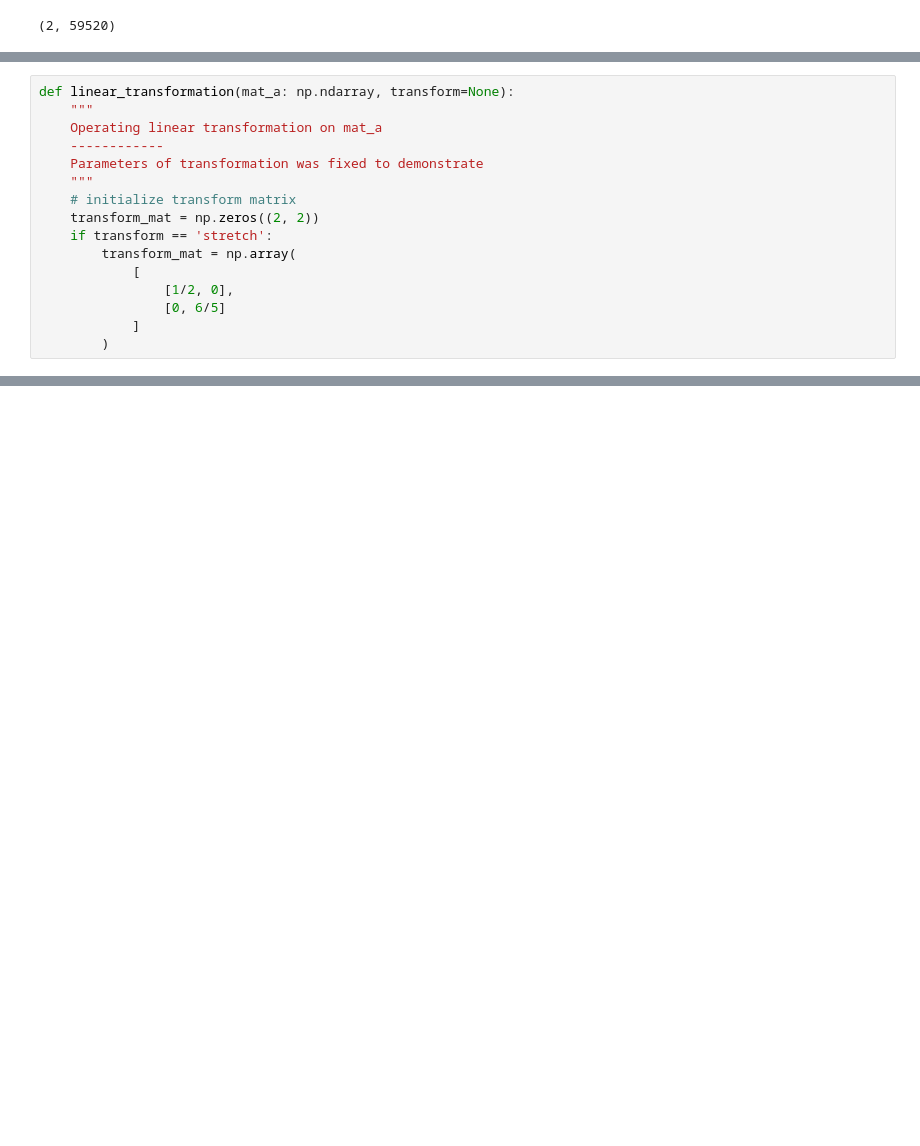
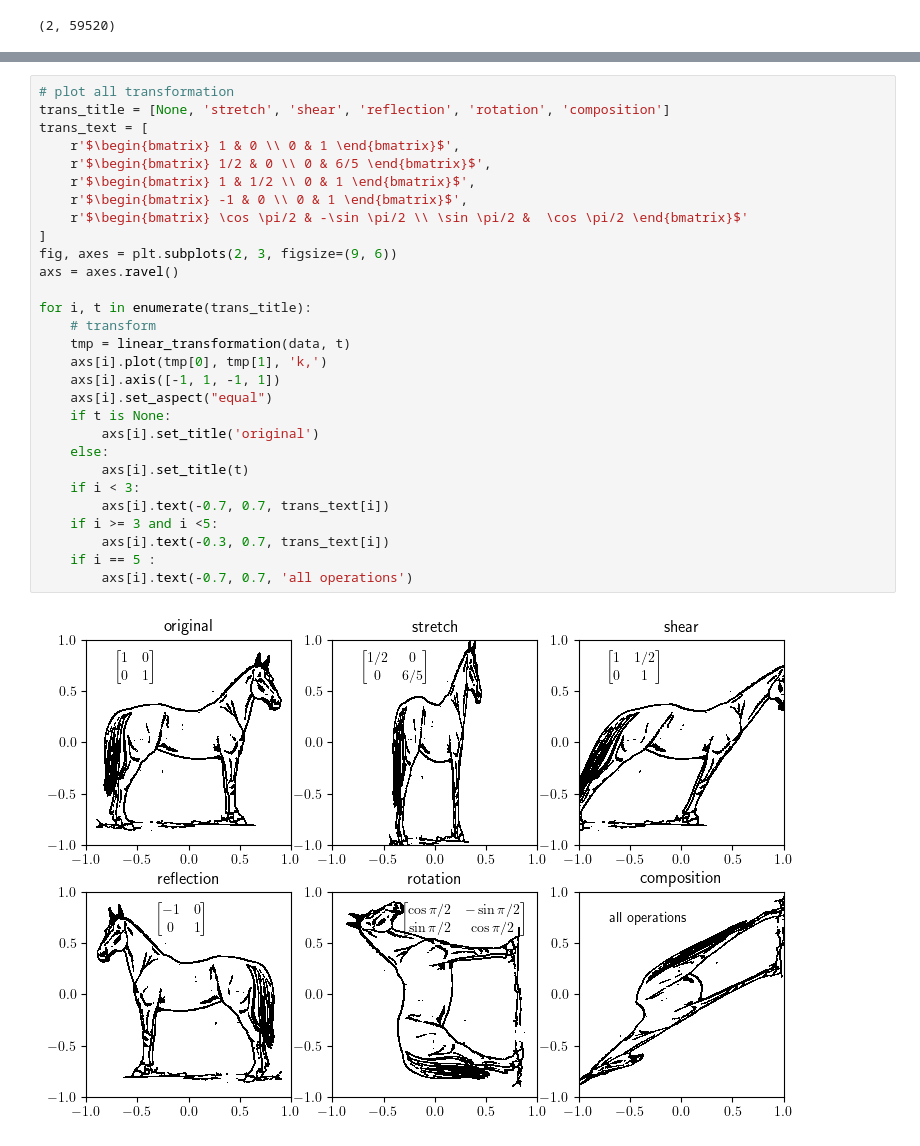
Before and after one commit to oceanumeric/Applied-Mathematics, a Jupyter notebook: Linear-Transformations.ipynb, the cells around one changed output, grey strips where cells are left out. Saved outputs shown, nothing was run; the diff lists cells and outputs as text; blank space fills up the shorter version.

Commit message:
[update] linear transformation

```diff
--- a/Linear-Transformations.ipynb
+++ b/Linear-Transformations.ipynb
@@ -44,16 +35,0 @@ if $a = b$, then it is called _dilation_.
-# %%
-def linear_transformation(mat_a: np.ndarray, transform=None):
-    """
-    Operating linear transformation on mat_a
-    ------------
-    Parameters of transformation was fixed to demonstrate
-    """
-    # initialize transform matrix
-    transform_mat = np.zeros((2, 2))
-    if transform == 'stretch':
-        transform_mat = np.array(
-            [
-                [1/2, 0],
-                [0, 6/5]
-            ]
-        )
@@ -64,0 +144,31 @@ array([[0., 0.],
+# %%
+# plot all transformation
+trans_title = [None, 'stretch', 'shear', 'reflection', 'rotation', 'composition']
+trans_text = [
+    r'$\begin{bmatrix} 1 & 0 \\ 0 & 1 \end{bmatrix}$',
+    r'$\begin{bmatrix} 1/2 & 0 \\ 0 & 6/5 \end{bmatrix}$',
+    r'$\begin{bmatrix} 1 & 1/2 \\ 0 & 1 \end{bmatrix}$',
+    r'$\begin{bmatrix} -1 & 0 \\ 0 & 1 \end{bmatrix}$',
+    r'$\begin{bmatrix} \cos \pi/2 & -\sin \pi/2 \\ \sin \pi/2 &  \cos \pi/2 \end{bmatrix}$'
+]
+fig, axes = plt.subplots(2, 3, figsize=(9, 6))
+axs = axes.ravel()
+
+for i, t in enumerate(trans_title):
+    # transform
+    tmp = linear_transformation(data, t)
+    axs[i].plot(tmp[0], tmp[1], 'k,')
+    axs[i].axis([-1, 1, -1, 1])
+    axs[i].set_aspect("equal")
+    if t is None:
+        axs[i].set_title('original')
+    else:
+        axs[i].set_title(t)
+    if i < 3:
+        axs[i].text(-0.7, 0.7, trans_text[i])
+    if i >= 3 and i <5:
+        axs[i].text(-0.3, 0.7, trans_text[i])
+    if i == 5 :
+        axs[i].text(-0.7, 0.7, 'all operations')
+# %% [output]
+[figure, added]
```
Also changed, not shown: parts of 6 cells of this notebook.
